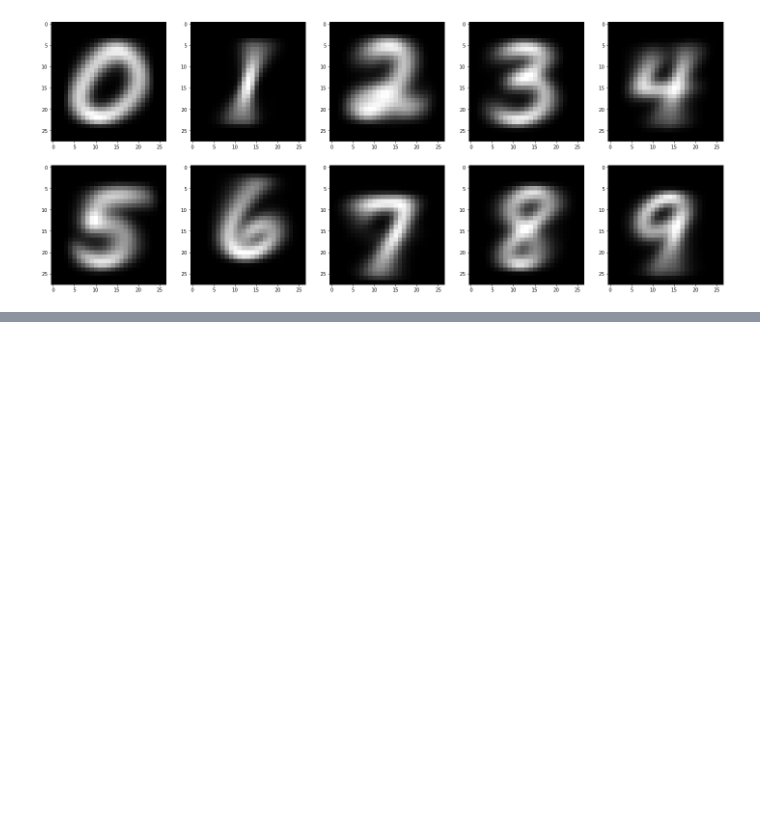
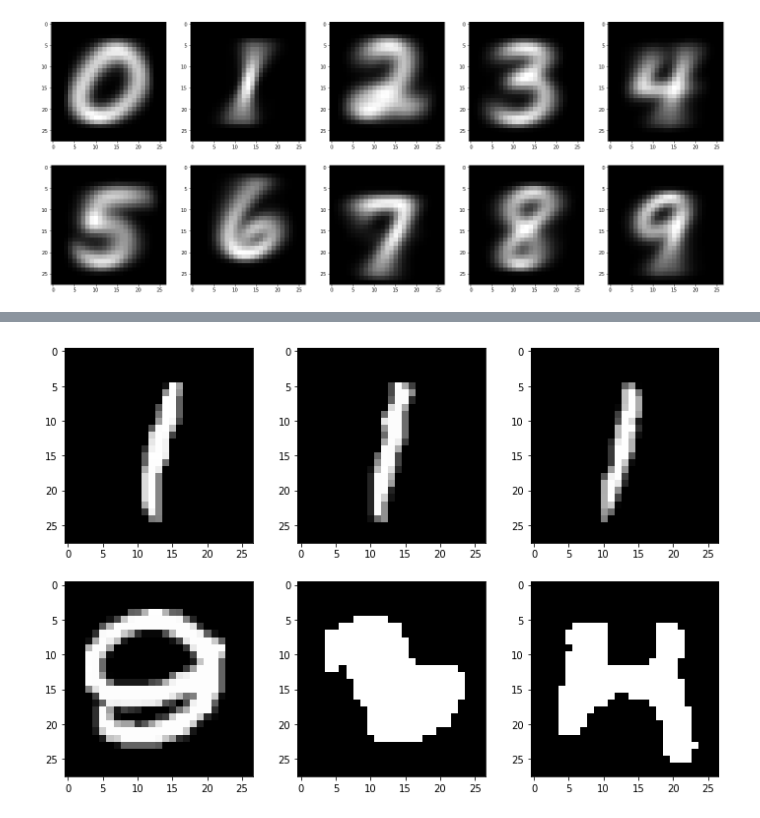
Before and after one commit to Mikhail-off/MNIST-recognizing-digits, a Jupyter notebook: MNIST01.ipynb, the cells around one changed output, grey strips where cells are left out. Drawn from its saved outputs; the diff is of its cells as text; code cells hidden in the pictures; blank space fills up the shorter version.

```diff
--- a/MNIST01.ipynb
+++ b/MNIST01.ipynb
@@ -32,13 +42,8 @@ plt.figure(figsize=(25, 10))
 for i in range(10):
     for k in range(len(x_train)):
         if y_train[k] == i:
-            img = list([])
-            j = 28
-            while (j <= len(x_train[k])):
-                img.append(x_train[k, j - 27: j])
-                j += 28
             plt.subplot(2, 5, i + 1)
-            plt.imshow(img, cmap='gray')
+            plt.imshow(to_img(x_train[k], 28), cmap='gray')
             break
 # %% [output]
 [figure]
@@ -50,5 +59,6 @@ for i in range(10):
 # %%
 plt.figure(figsize=(25, 10))
+average_images = np.zeros((10, len(x_train[0])), dtype=int)
 for digit in range(10):
     average_img = np.array([0] * len(x_train[0]))
     k = 0
@@ -57,13 +67,9 @@ for digit in range(10):
             average_img += x_train[i]
             k += 1
     average_img //= k # непонятно, почему если убрать эту строчку, то ничего не изменится...
-    img = list([])
-    j = 28
-    while (j <= len(x_train[0])):
-        img.append(average_img[j - 27: j])
-        j += 28
+    average_images[digit] = average_img
     plt.subplot(2, 5, digit + 1)
-    plt.imshow(img, cmap='gray')
+    plt.imshow(to_img(average_img, 28), cmap='gray')
 # %% [output]
 [figure]
 # %%
@@ -104,0 +82,27 @@ for experiment_index in range(2):
+# %%
+plt.figure(figsize=(12, 8))
+min_imgs = list([])
+max_imgs = list([])
+for i in range(len(x_train)):
+    distance = sum((x_train[i] - average_images[y_train[i]])**2)
+    if len(min_imgs) < 3:
+        min_imgs.append((distance, i))
+        min_imgs.sort()
+    if len(max_imgs) < 3:
+        max_imgs.append((distance, i))
+        max_imgs.sort(reverse=True)
+    if len(max_imgs) < 3 or len(min_imgs) < 3:
+        continue
+    if (distance, i) < min_imgs[-1]:
+        min_imgs[-1] = (distance, i)
+        min_imgs.sort()
+    if (distance, i) > max_imgs[-1]:
+        max_imgs[-1] = (distance, i)
+        max_imgs.sort(reverse=True)
+for i in range(len(min_imgs)):
+    plt.subplot(2, 3, i + 1)
+    plt.imshow(to_img(x_train[min_imgs[i][1]], 28), cmap='gray')
+    plt.subplot(2, 3, i + 1 + 3)
+    plt.imshow(to_img(x_train[max_imgs[i][1]], 28), cmap='gray')
+# %% [output]
+[figure, added]
```
Also changed, not shown: parts of 17 cells of this notebook.
